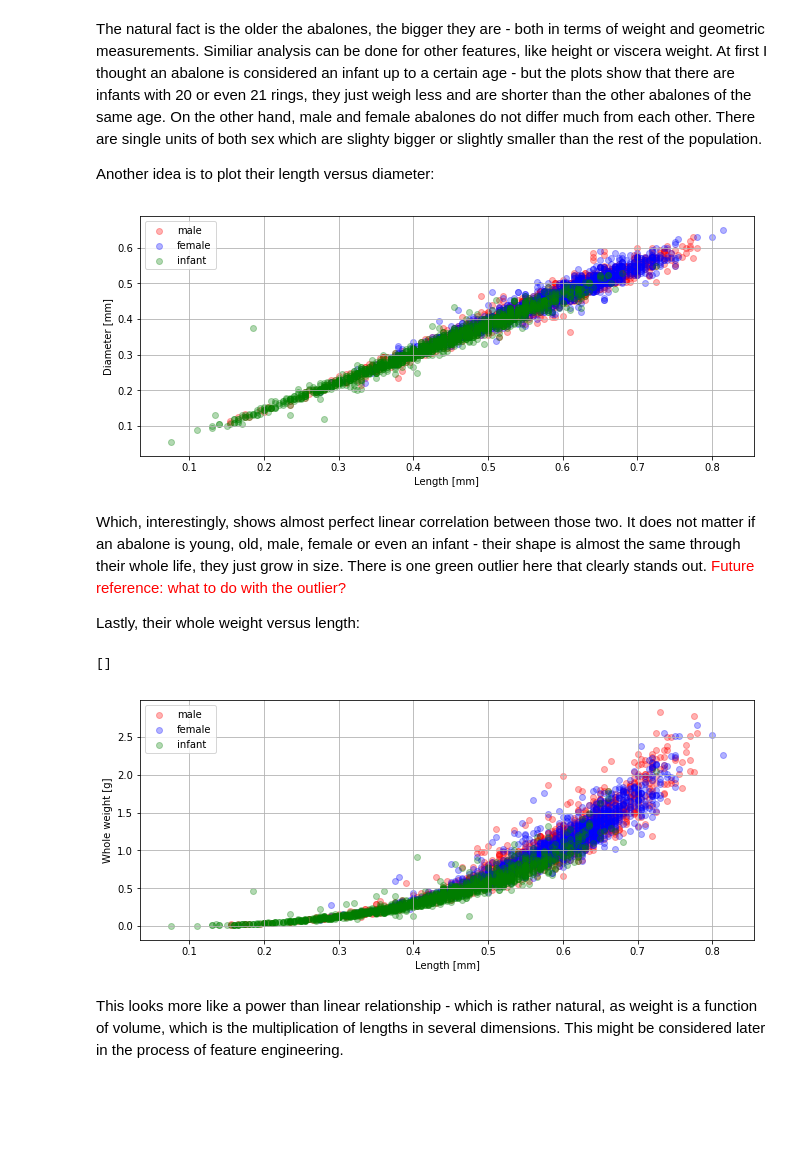
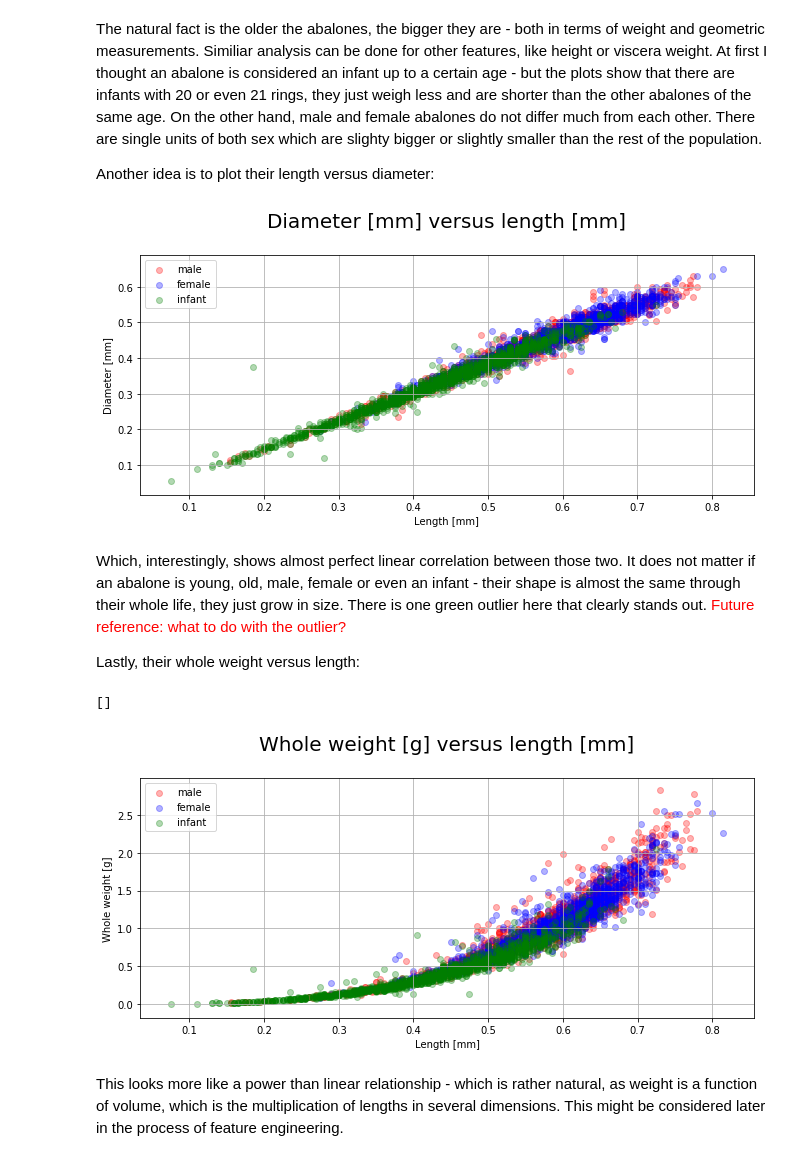
Before and after one commit to acamlet/abalone-dataset, a Jupyter notebook: abalone_dataset.ipynb, the cells around one changed output. Saved outputs shown, nothing was run; the diff lists cells and outputs as text; code cells hidden in the pictures; blank space fills up the shorter version.

```diff
--- a/abalone_dataset.ipynb
+++ b/abalone_dataset.ipynb
@@ -140,18 +140,19 @@ Another idea is to plot their length versus diameter:
 # %%
 alpha = 0.3
 plt.figure(figsize=(10,7))
 plt.subplots_adjust(right=2, top=0.6, wspace=0.2)
 plt.subplot(1,2,1)
 plt.grid()
+plt.title("Diameter [mm] versus length [mm]\n", fontsize = 20)
 plt.xlabel('Length [mm]')
 plt.ylabel('Diameter [mm]')
 plt.scatter(df.loc[df.Sex == 'M', 'Length [mm]'], df.loc[df.Sex == 'M', 'Diameter [mm]'], c = 'r', label = 'male', alpha = alpha)
 plt.scatter(df.loc[df.Sex == 'F', 'Length [mm]'],df.loc[df.Sex == 'F', 'Diameter [mm]'], c = 'b', label = 'female', alpha = alpha)
 plt.scatter(df.loc[df.Sex == 'I', 'Length [mm]'], df.loc[df.Sex == 'I', 'Diameter [mm]'], c = 'g', label = 'infant', alpha = alpha)
 plt.legend(loc='upper left')
 plt.show()
 # %% [output]
-[figure, old version]
+[figure, new version]
 # %% [markdown]
 Which, interestingly, shows almost perfect linear correlation between those two. It does not matter if an abalone is young, old, male, female or even an infant - their shape is almost the same through their whole life, they just grow in size. There is one green outlier here that clearly stands out. <span style="color:red">Future reference: what to do with the outlier?</span>
 
@@ -162,6 +163,7 @@ plt.figure(figsize=(10,7))
 plt.subplots_adjust(right=2, top=0.6, wspace=0.2)
 plt.subplot(1,2,2)
 plt.grid()
+plt.title("Whole weight [g] versus length [mm]\n", fontsize = 20)
 plt.xlabel('Length [mm]')
 plt.ylabel('Whole weight [g]')
 plt.scatter(df.loc[df.Sex == 'M', 'Length [mm]'], df.loc[df.Sex == 'M', 'Whole weight [g]'], c = 'r', label = 'male', alpha = alpha)
@@ -171,7 +173,7 @@ plt.legend(loc = 'upper left')
 plt.plot()
 # %% [output]
 []
-[figure, old version]
+[figure, new version]
 # %% [markdown]
 This looks more like a power than linear relationship - which is rather natural, as weight is a function of volume, which is the multiplication of lengths in several dimensions. This might be considered later in the process of feature engineering.
 # %% [markdown]
```
Also changed, not shown: parts of 15 cells of this notebook, 3 other files.
